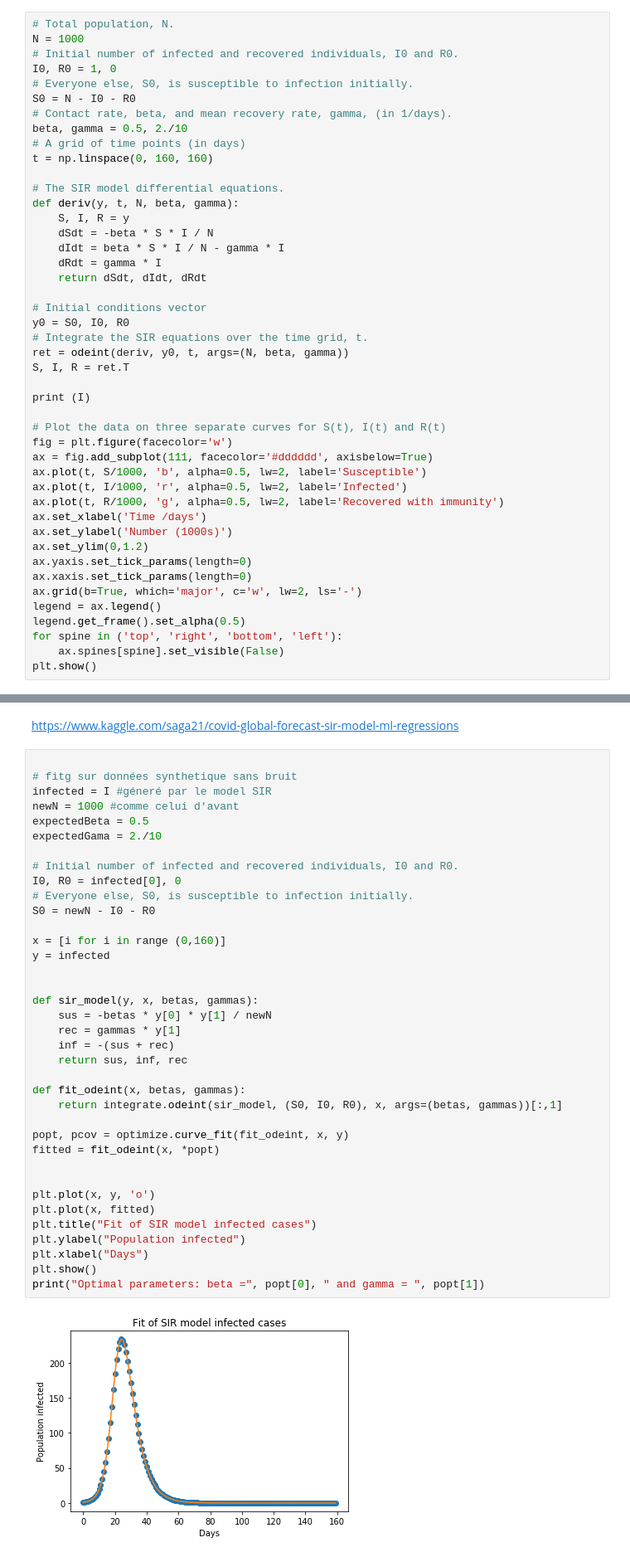
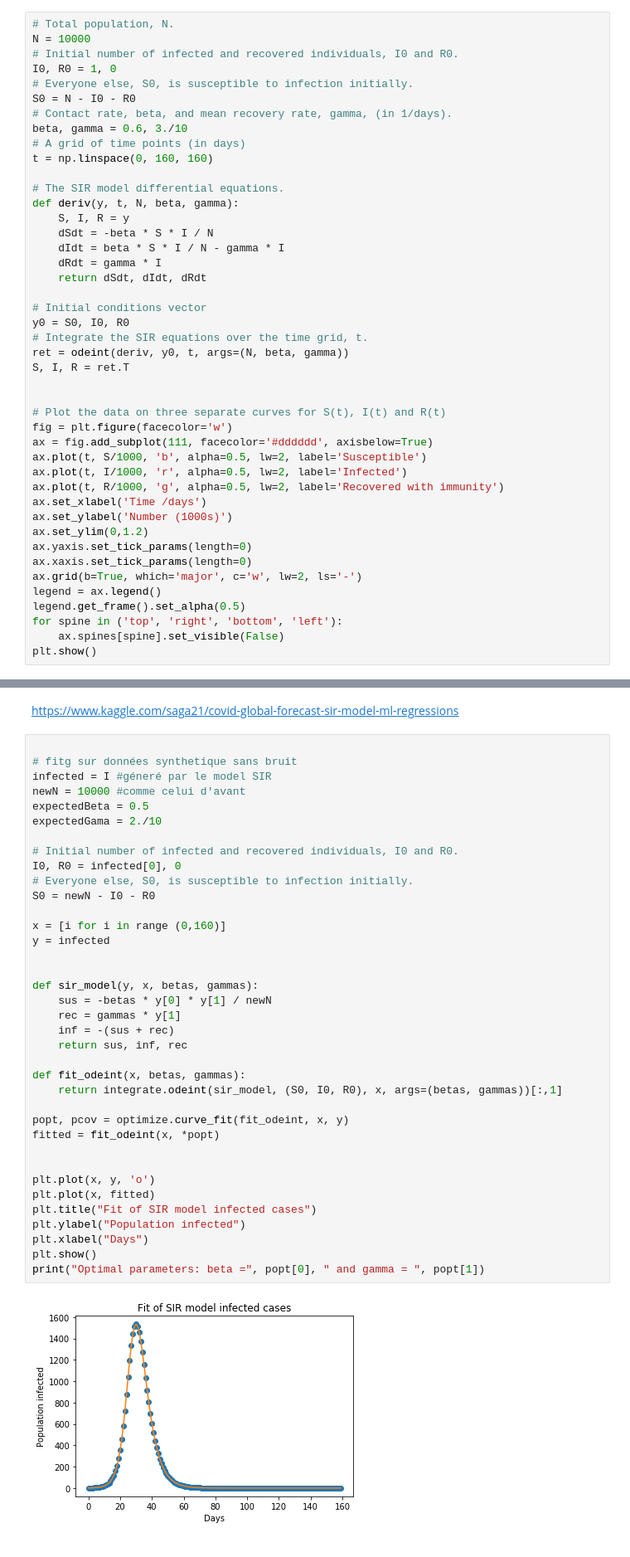
Before and after one commit to m-almatary/projetCovid, a Jupyter notebook: data/FR/covid.ipynb, the cells around one changed output, grey strips where cells are left out. Shown at 83% size. Saved outputs shown, nothing was run; the diff lists cells and outputs as text.

```diff
--- a/data/FR/covid.ipynb
+++ b/data/FR/covid.ipynb
@@ -106,13 +107,13 @@ plt.plot(p)
 [figure]
 # %%
 # Total population, N.
-N = 1000
+N = 10000
 # Initial number of infected and recovered individuals, I0 and R0.
 I0, R0 = 1, 0
 # Everyone else, S0, is susceptible to infection initially.
 S0 = N - I0 - R0
 # Contact rate, beta, and mean recovery rate, gamma, (in 1/days).
-beta, gamma = 0.5, 2./10
+beta, gamma = 0.6, 3./10
 # A grid of time points (in days)
 t = np.linspace(0, 160, 160)
 
@@ -130,7 +131,6 @@ y0 = S0, I0, R0
 ret = odeint(deriv, y0, t, args=(N, beta, gamma))
 S, I, R = ret.T
 
-print (I)
 
 # Plot the data on three separate curves for S(t), I(t) and R(t)
 fig = plt.figure(facecolor='w')
@@ -174,38 +157,38 @@ https://www.kaggle.com/saga21/covid-global-forecast-sir-model-ml-regressions
 
 # fitg sur données synthetique sans bruit
 infected = I #géneré par le model SIR
-newN = 1000 #comme celui d'avant
+newN = 10000 #comme celui d'avant
 expectedBeta = 0.5
 expectedGama = 2./10
 
 # Initial number of infected and recovered individuals, I0 and R0.
 I0, R0 = infected[0], 0
 # Everyone else, S0, is susceptible to infection initially.
 S0 = newN - I0 - R0
 
 x = [i for i in range (0,160)]
 y = infected
 
 
 def sir_model(y, x, betas, gammas):
     sus = -betas * y[0] * y[1] / newN
     rec = gammas * y[1]
     inf = -(sus + rec)
     return sus, inf, rec
 
 def fit_odeint(x, betas, gammas):
     return integrate.odeint(sir_model, (S0, I0, R0), x, args=(betas, gammas))[:,1]
 
 popt, pcov = optimize.curve_fit(fit_odeint, x, y)
 fitted = fit_odeint(x, *popt)
 
 
 plt.plot(x, y, 'o')
 plt.plot(x, fitted)
 plt.title("Fit of SIR model infected cases")
 plt.ylabel("Population infected")
 plt.xlabel("Days")
 plt.show()
 print("Optimal parameters: beta =", popt[0], " and gamma = ", popt[1])
 # %% [output]
-[figure, old version]
+[figure, new version]
```
Also changed, not shown: parts of 6 cells of this notebook.
